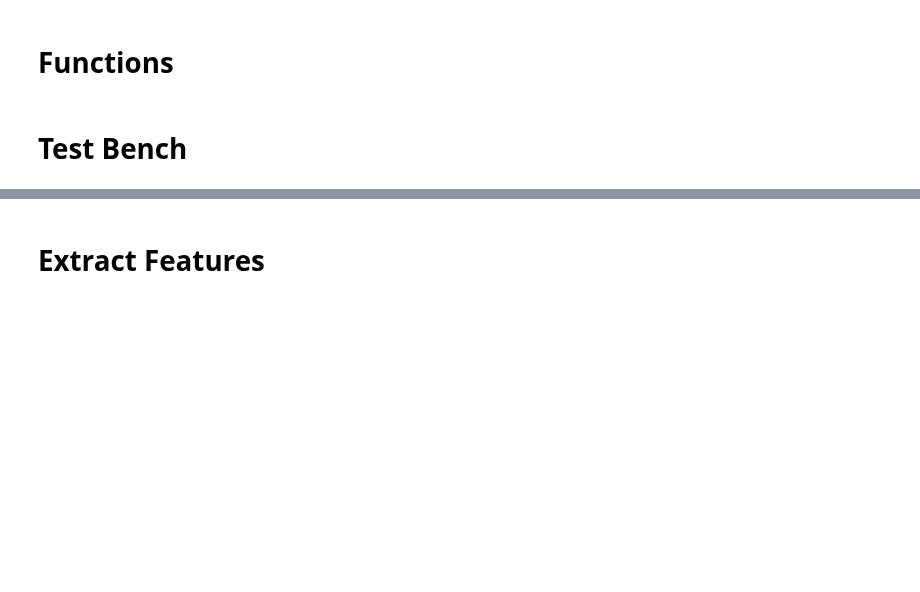
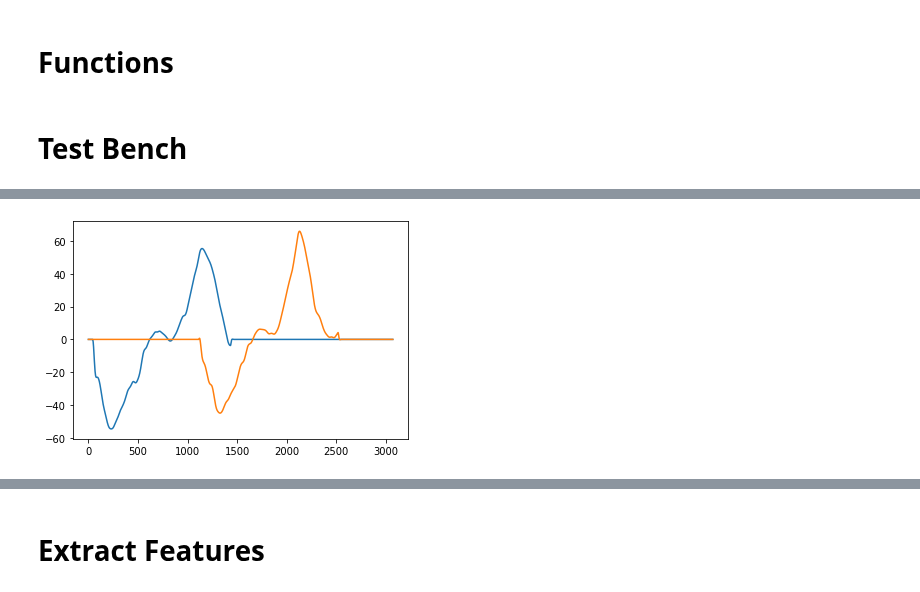
Before and after one commit to atick-faisal/GRF-Synthesis-from-Motion-Trajectories, a Jupyter notebook: src/preprocessing/process_dataset_1_alt.ipynb, the cells around one changed output, grey strips where cells are left out. Saved outputs shown, nothing was run; the diff lists cells and outputs as text; code cells hidden in the pictures; blank space fills up the shorter version.

```diff
--- a/src/preprocessing/process_dataset_1_alt.ipynb
+++ b/src/preprocessing/process_dataset_1_alt.ipynb
@@ -141,4 +144,6 @@ plt.show()
 # %%
-plt.plot(force_z[0])
-plt.plot(force_z[1])
+plt.plot(force_y[0])
+plt.plot(force_y[1])
 plt.show()
+# %% [output]
+[figure, added]
```
Also changed, not shown: parts of 16 cells of this notebook, 2 other files.
